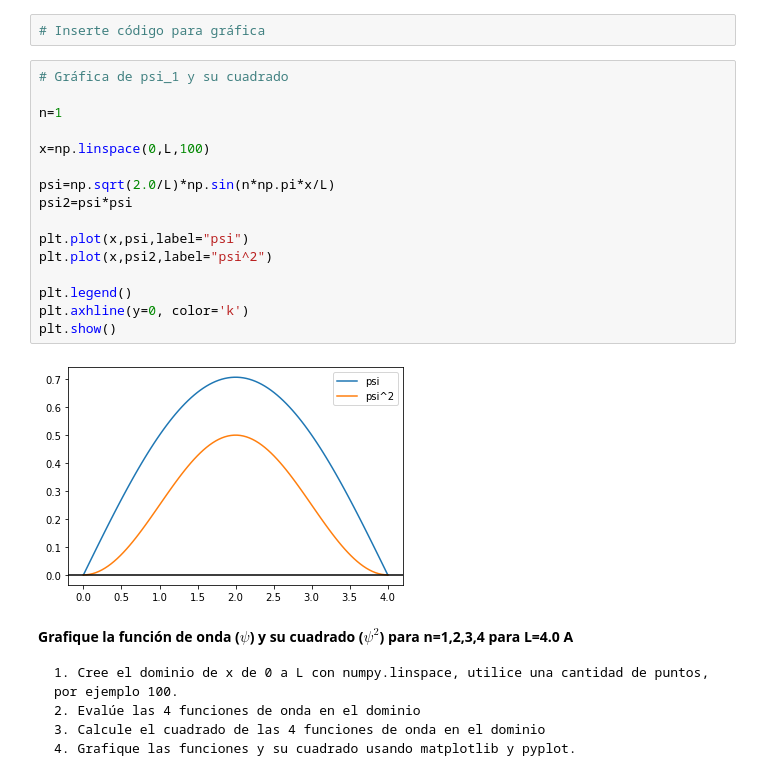
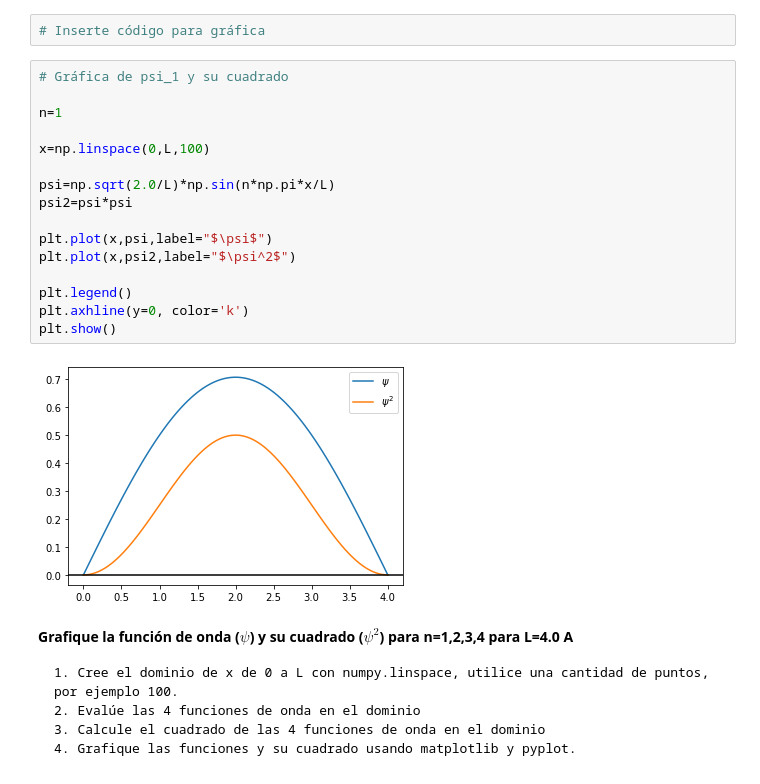
Before and after one commit to felipelewyee/Cuantica-I, a Jupyter notebook: Caja.ipynb, the cells around one changed output. Cells and saved outputs as stored; diff of their text form.

````diff
--- a/Caja.ipynb
+++ b/Caja.ipynb
@@ -143,21 +143,21 @@ L = 4
 # %%
 # Gráfica de psi_1 y su cuadrado
 
 n=1
 
 x=np.linspace(0,L,100)
 
 psi=np.sqrt(2.0/L)*np.sin(n*np.pi*x/L)
 psi2=psi*psi
 
-plt.plot(x,psi,label="psi")
-plt.plot(x,psi2,label="psi^2")
+plt.plot(x,psi,label="$\psi$")
+plt.plot(x,psi2,label="$\psi^2$")
 
 plt.legend()
 plt.axhline(y=0, color='k')
 plt.show()
 # %% [output]
-[figure, old version]
+[figure, new version]
 # %% [markdown]
 **Grafique la función de onda ($\psi$) y su cuadrado ($\psi^2$) para n=1,2,3,4 para L=4.0 A**
 ```{tip}
````
Also changed, not shown: parts of 3 cells of this notebook, 2 other files.
